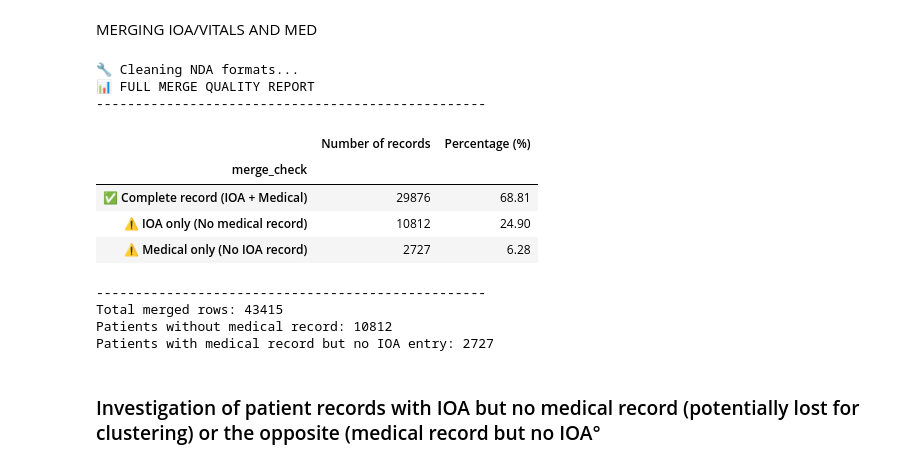
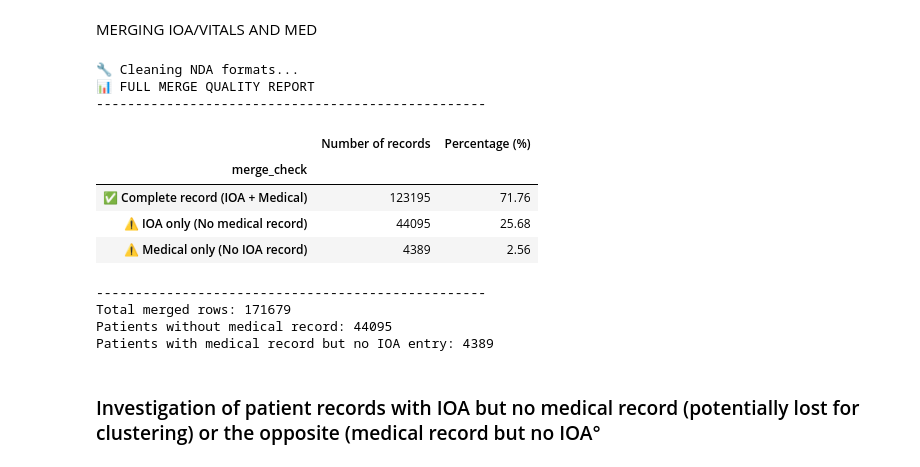
Before and after one commit to nadelor/stage_m2, a Jupyter notebook: 3_merging_ioaparamfile_med_adm.ipynb, the cells around one changed output. Saved outputs shown, nothing was run; the diff lists cells and outputs as text; code cells hidden in the pictures.

```diff
--- a/3_merging_ioaparamfile_med_adm.ipynb
+++ b/3_merging_ioaparamfile_med_adm.ipynb
@@ -17,9 +23,9 @@ import re
 # 1. LOADING FILES
 # ============================================================
 # Force 'nda' to string to avoid type mismatch during merges
-df_med = pd.read_csv('df_med_subset22pel.csv', dtype={'nda': str})
-df_ioa_vital = pd.read_csv('df_ioafile_paramvit_clean_22pel.csv', dtype={'nda': str})
-df_admin = pd.read_csv('df_admin_subset22_pel_sa.csv', dtype={'nda': str})
+df_med = pd.read_csv('Datasets/df_med_2022_2025.csv', dtype={'nda': str})
+df_ioa = pd.read_csv('Datasets/df_ioafile_paramvit_clean.csv', dtype={'nda': str})
+df_admin = pd.read_csv('Datasets/df_admin_2022_2025.csv', dtype={'nda': str})
 
 # ============================================================
 # Strict NDA cleaning (removes .0, spaces, leading zeros)
@@ -34,14 +40,14 @@ def clean_nda(series):
 
 print("🔧 Cleaning NDA formats...")
 df_med['nda'] = clean_nda(df_med['nda'])
-df_ioa_vital['nda'] = clean_nda(df_ioa_vital['nda'])
+df_ioa['nda'] = clean_nda(df_ioa['nda'])
 
 # ============================================================
 # 2. FULL OUTER MERGE
 # ============================================================
 # Full merge to identify orphan records
 df_merged = pd.merge(
-    df_ioa_vital,
+    df_ioa,
     df_med,
     on='nda',
     how='outer',
@@ -57,40 +63,40 @@ mapping_bilan = {
     'both': '✅ Complete record (IOA + Medical)',
     'left_only': '⚠️ IOA only (No medical record)',
     'right_only': '⚠️ Medical only (No IOA record)'
 }
 
 bilan_df = pd.DataFrame({
     'Number of records': stats.values,
     'Percentage (%)': (stats.values / len(df_merged) * 100).round(2)
 }, index=stats.index.map(mapping_bilan))
 
 print("📊 FULL MERGE QUALITY REPORT")
 print("-" * 50)
 display(bilan_df)
 print("-" * 50)
 
 # ============================================================
 # 4. EXPORT ANOMALY COUNTS
 # ============================================================
 missing_med_count = len(df_merged[df_merged['merge_check'] == 'left_only'])
 missing_ioa_count = len(df_merged[df_merged['merge_check'] == 'right_only'])
 
 print(f"Total merged rows: {len(df_merged)}")
 print(f"Patients without medical record: {missing_med_count}")
 print(f"Patients with medical record but no IOA entry: {missing_ioa_count}")
 # %% [output]
 🔧 Cleaning NDA formats...
 📊 FULL MERGE QUALITY REPORT
 --------------------------------------------------
 |  | Number of records | Percentage (%) |
 | merge_check |  |  |
-| ✅ Complete record (IOA + Medical) | 29876 | 68.81 |
-| ⚠️ IOA only (No medical record) | 10812 | 24.90 |
-| ⚠️ Medical only (No IOA record) | 2727 | 6.28 |
+| ✅ Complete record (IOA + Medical) | 123195 | 71.76 |
+| ⚠️ IOA only (No medical record) | 44095 | 25.68 |
+| ⚠️ Medical only (No IOA record) | 4389 | 2.56 |
 --------------------------------------------------
-Total merged rows: 43415
-Patients without medical record: 10812
-Patients with medical record but no IOA entry: 2727
+Total merged rows: 171679
+Patients without medical record: 44095
+Patients with medical record but no IOA entry: 4389
 # %% [markdown]
 ### Investigation of patient records with IOA but no medical record (potentially lost for clustering) or the opposite (medical record but no IOA° ###
 # %%
```
Also changed, not shown: parts of 25 cells of this notebook, 26 other files.
